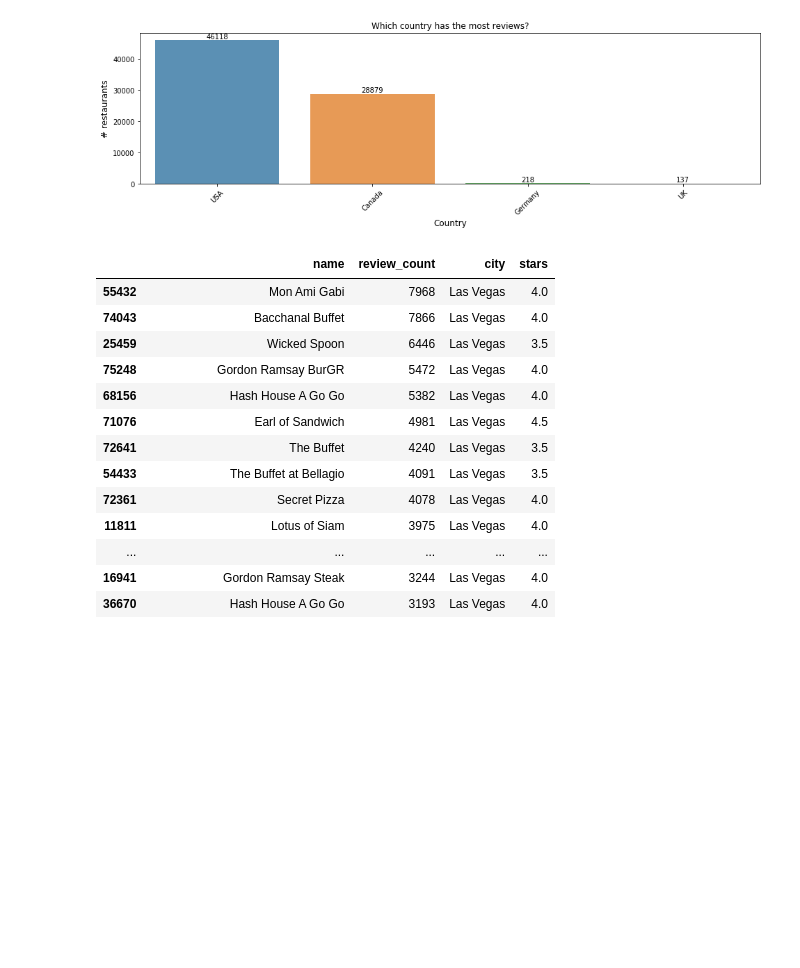
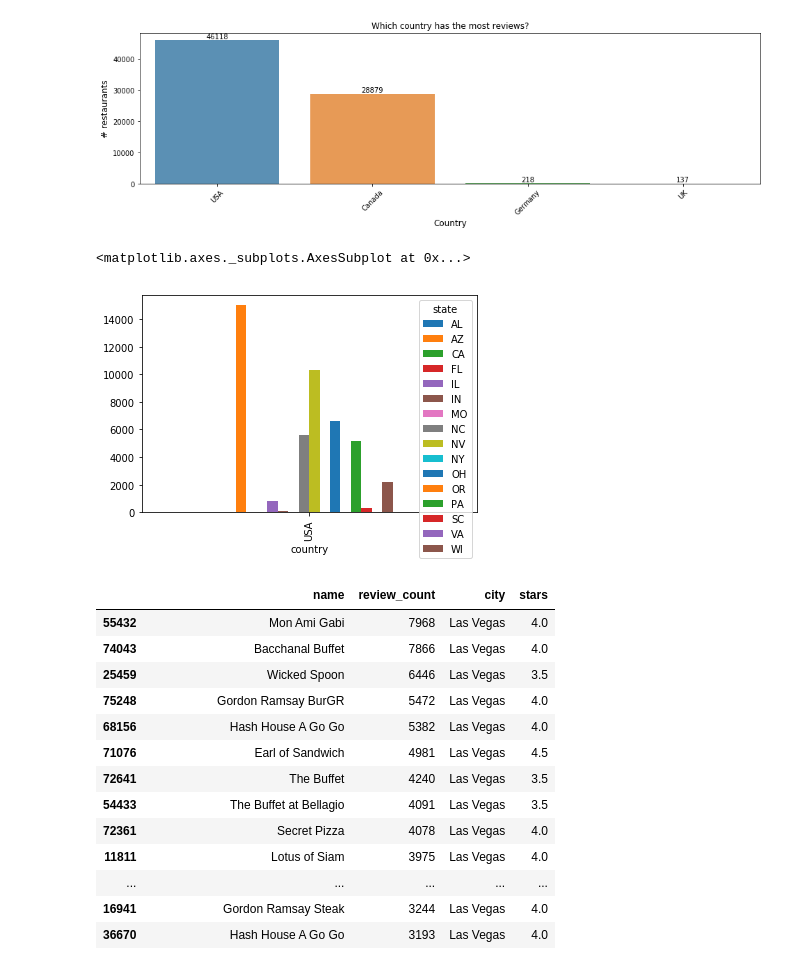
Before and after one commit to sahilarora93/Yelp_data_challenge, a Jupyter notebook: Final_Project_ML_Attributes.ipynb, the cells around one changed output. Saved outputs shown, nothing was run; the diff lists cells and outputs as text; code cells hidden in the pictures; blank space fills up the shorter version.

Commit message:
decision trees + state chart

```diff
--- a/Final_Project_ML_Attributes.ipynb
+++ b/Final_Project_ML_Attributes.ipynb
@@ -252,6 +252,12 @@ for rect, label in zip(rects, labels):
 plt.show()
 # %% [output]
 [figure]
+# %%
+country_state = restaurants[restaurants['country']=='USA'].groupby(['country','state'])
+country_state.size().unstack().plot(kind='bar')
+# %% [output]
+<matplotlib.axes._subplots.AxesSubplot at 0x...>
+[figure, added]
 # %%
 # Top restaurants by number of reviews
 
```
Also changed, not shown: parts of 20 cells of this notebook.
